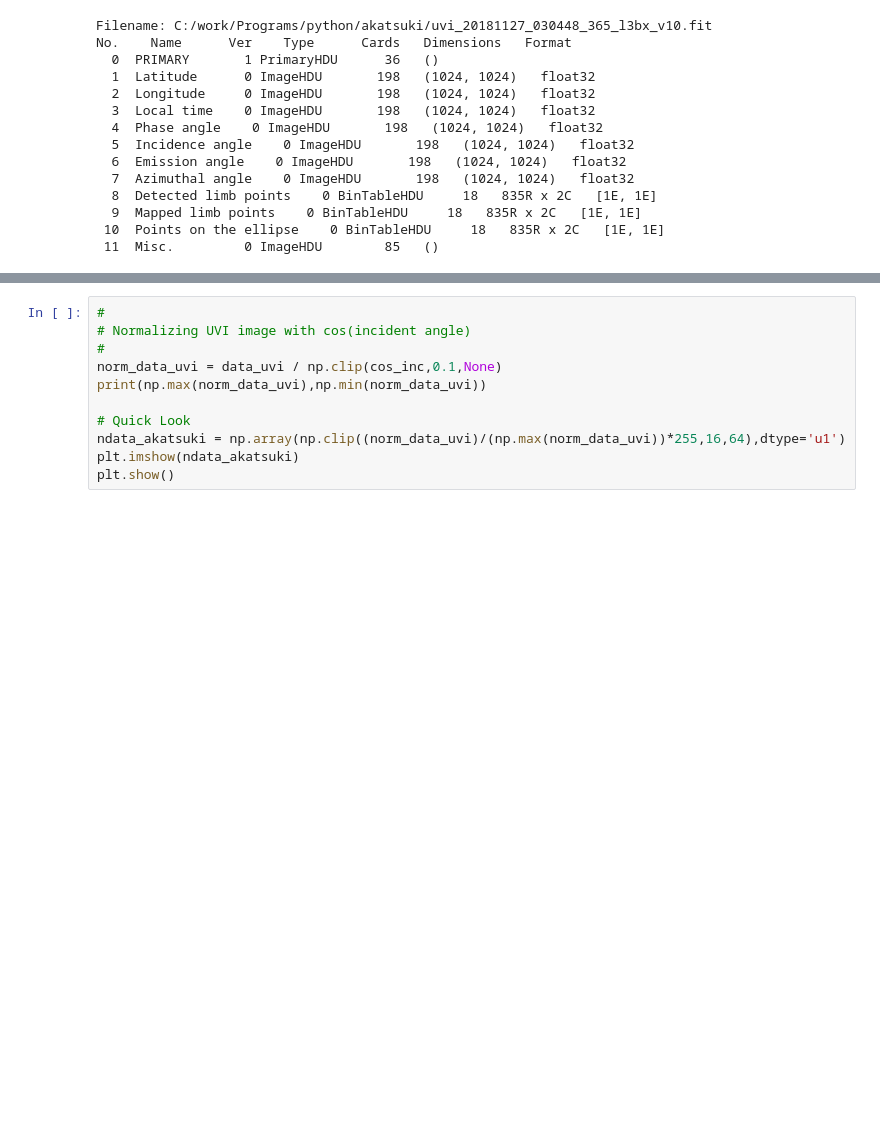
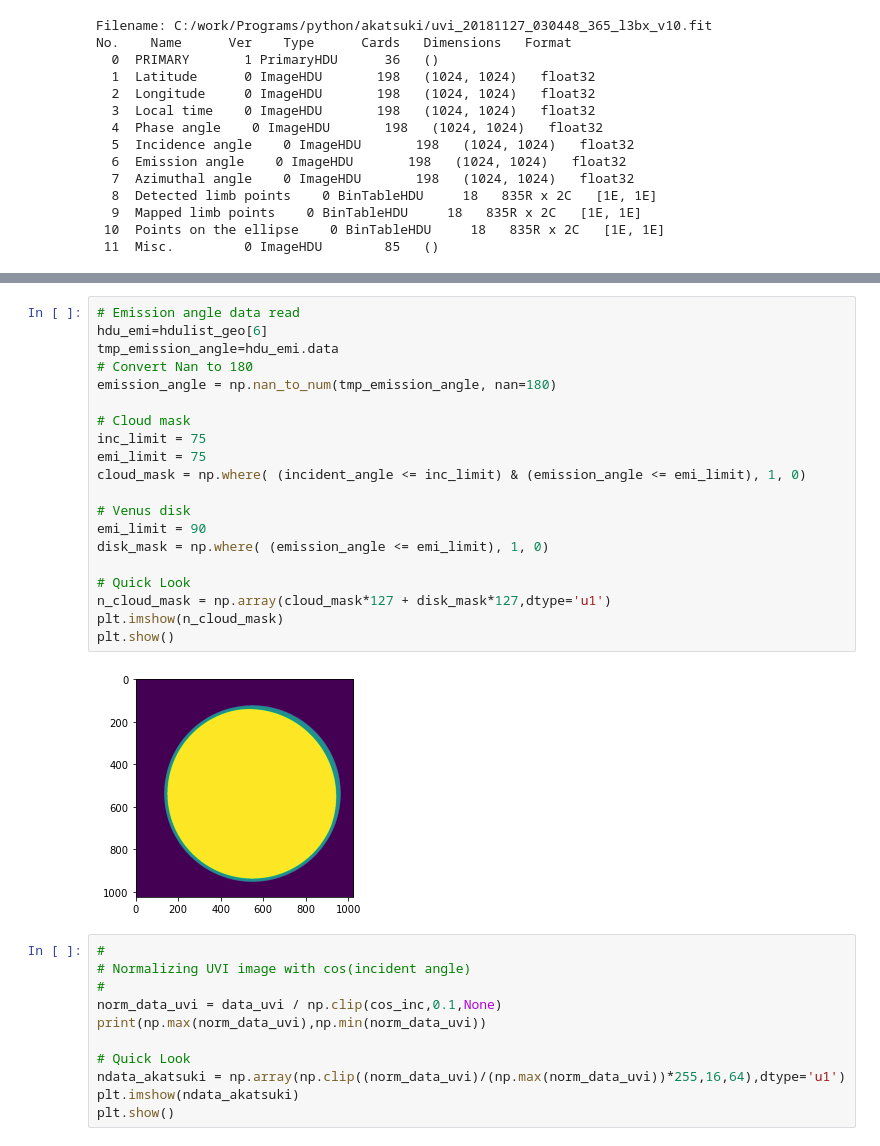
Before and after one commit to TKouyama/Akatsuki_fits, a Jupyter notebook: sample_read_uvi_with_geometory.ipynb, the cells around one changed output, grey strips where cells are left out. Saved outputs shown, nothing was run; the diff lists cells and outputs as text; blank space fills up the shorter version.

Commit message:
Add cloud mask

```diff
--- a/sample_read_uvi_with_geometory.ipynb
+++ b/sample_read_uvi_with_geometory.ipynb
@@ -108,6 +110,28 @@ plt.show()
 # %% [output]
 180.0 0.05375754
 [figure]
+# %%
+# Emission angle data read
+hdu_emi=hdulist_geo[6]
+tmp_emission_angle=hdu_emi.data
+# Convert Nan to 180
+emission_angle = np.nan_to_num(tmp_emission_angle, nan=180)
+
+# Cloud mask
+inc_limit = 75
+emi_limit = 75
+cloud_mask = np.where( (incident_angle <= inc_limit) & (emission_angle <= emi_limit), 1, 0)
+
+# Venus disk
+emi_limit = 90
+disk_mask = np.where( (emission_angle <= emi_limit), 1, 0)
+
+# Quick Look
+n_cloud_mask = np.array(cloud_mask*127 + disk_mask*127,dtype='u1')
+plt.imshow(n_cloud_mask)
+plt.show()
+# %% [output]
+[figure, added]
 # %%
 #
 # Normalizing UVI image with cos(incident angle)
```
Also changed, not shown: parts of 3 cells of this notebook.
